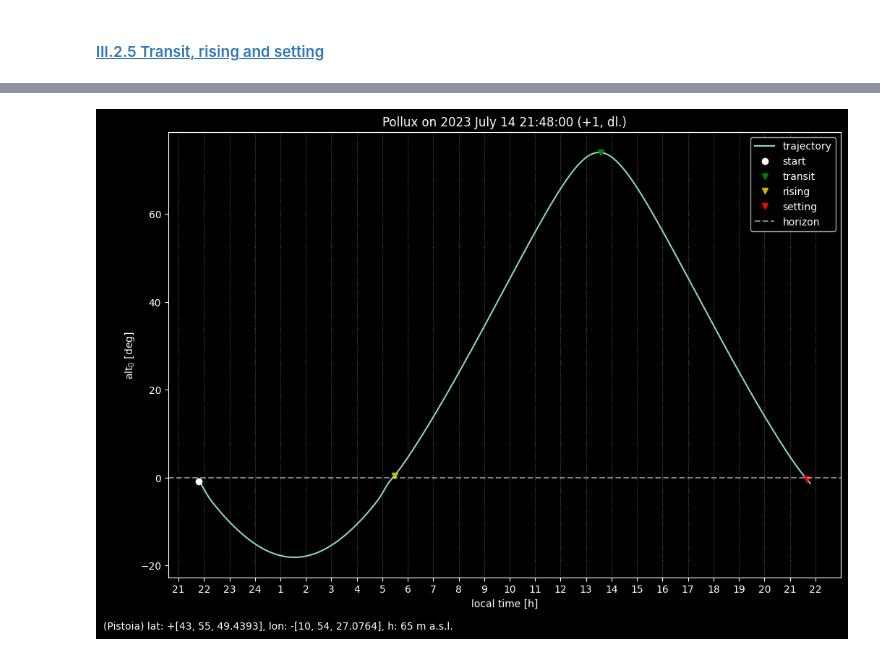
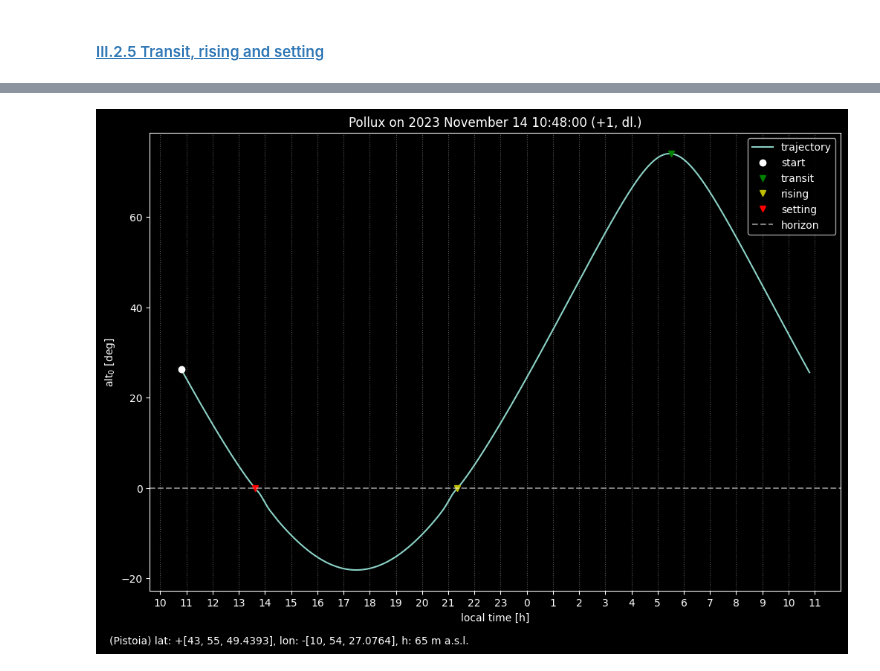
Before and after one commit to 00-berni/proj_0, a Jupyter notebook: notebook/notebook.ipynb, the cells around one changed output, grey strips where cells are left out. Saved outputs shown, nothing was run; the diff lists cells and outputs as text; code cells hidden in the pictures.

```diff
--- a/notebook/notebook.ipynb
+++ b/notebook/notebook.ipynb
@@ -1847,6 +1857,9 @@ def local_ST(date: Date, long: Angles, nut_corr: bool = False, epoch: str = 'J20
 
     It possible to compute the AST through the
     parameter `nut_corr`.
+
+    Terrestrial longitude is taken positive
+    west and negative east from Greenwich
 
     :param date: date for which to compute ST
     :type date: Date
@@ -1861,7 +1874,7 @@ def local_ST(date: Date, long: Angles, nut_corr: bool = False, epoch: str = 'J20
     :rtype: HAngles
     """
     # ST at Greenwich
-    GST = Green_HA(date, nut_corr=nut_corr,epoch=epoch)
+    GST = Green_ST(date, nut_corr=nut_corr,epoch=epoch)
     return GST - long
 
 # some examples
@@ -2552,9 +2565,9 @@ class StarObj():
     :vartype coor: Equatorial
     :ivar epoch: standard epoch
     :vartype epoch: str
-    :ivar mua: velocity in r.a. [mas/yrs]
+    :ivar mua: velocity in r.a. [as/yrs]
     :vartype mua: float
-    :ivar mud: velocity in dec. [mas/yrs]
+    :ivar mud: velocity in dec. [as/yrs]
     :vartype mud: float
 
     """
@@ -2713,10 +2726,14 @@ class StarObj():
     def lha(self, date: Date, lon: Angles) -> HAngles:
         """Function to compute the local hour angle
 
+        Terrestrial longitude is taken positive
+        west and negative east from Greenwich
+
         :param date: date for which to compute ha
         :type date: Date
         :param lon: terrestrial longitude
         :type lon: Angles
+
         :return: local hour angle
         :rtype: HAngles
         """
@@ -2830,7 +2847,8 @@ print()
 
 # setting time zone, daylight saving and date
 timezone, dl_save = 1, True
-date = Date([2023,7,14],[21,48,0],timezone=timezone,dl_save=dl_save)
+date = Date([2023,11,14],[10,48,0],timezone=timezone,dl_save=dl_save)
+
 # printing informations
 print('Observation on ' + date.ut_to_local(timezone,dl_save,'str') + ' ==> ' + date.print_date())
 print('From an observer in '+ obs.place_info())
@@ -2857,10 +2875,10 @@ plt.title(obj.name + ' on ' + titledate)
 plt.plot(dayrange,alt.deg,label='trajectory')
 plt.plot(dayrange[0],alt.deg[0],'ow',label='start')
 
-labelticks = ticks.time.hour() + hzone
+labelticks = np.round(ticks.time.hour() + hzone,0).astype(int)
 labelticks = np.where(labelticks >= 24, labelticks-24, labelticks)
 plt.axhline(0,xmin=0,xmax=1,linestyle='dashed',alpha=0.5,color='white',label='horizon')
-plt.xticks(ticks.jd,np.round(labelticks,0).astype(int))
+plt.xticks(ticks.jd,labelticks)
 plt.xlabel(out + ' [h]')
 plt.ylabel('alt$_0$ [deg]')
 plt.grid(axis='x',linestyle='dotted',color='gray',alpha=0.7)
@@ -2868,7 +2886,7 @@ plt.legend(numpoints=1)
 location_string = ''
 if obs.name != '': location_string += '(' + obs.name + ') '
 location_string += f"lat: {obs.lat.print_angle('deg')}, lon: {obs.lon.print_angle('deg')}, h: {obs.h} m a.s.l."
-plt.text(0.05, 0.02, location_string, fontsize=10, transform=plt.gcf().transFigure)
+plt.text(0.08, 0.02, location_string, fontsize=10, transform=plt.gcf().transFigure)
 
 
 plt.show()
@@ -2984,12 +3053,12 @@ def tran_ris_set(date: Date, obs_pos: GeoPos, obj: StarObj, results: bool = Fals
 # %%
 print(date.ut_to_local(timezone,dl_save,'str'))
 
+# computing the time of the events
 m = tran_ris_set(date,obs,obj,True)
 event = Date(date.date,m)
+# computing the corresponding apparent altitude
 ealt = compute_alt(event,obs,obj,True)
 
-# print(ealt.deg[1:]*3600,'arcsec')
-# print(ealt.deg[0],alt.deg.max())
 
 ## PLOT ##
 hour = date.time.hour()
@@ -3012,10 +3081,10 @@ else:
     plt.plot(event.jd[2],ealt.deg[2],'vr',label='setting')
 
 
-labelticks = ticks.time.hour() + hzone
+labelticks = np.round(ticks.time.hour() + hzone,0).astype(int)
 labelticks = np.where(labelticks >= 24, labelticks-24, labelticks)
 plt.axhline(0,xmin=0,xmax=1,linestyle='dashed',alpha=0.5,color='white',label='horizon')
-plt.xticks(ticks.jd,np.round(labelticks,0).astype(int))
+plt.xticks(ticks.jd,labelticks)
 plt.xlabel(out + ' [h]')
 plt.ylabel('alt$_0$ [deg]')
 plt.grid(axis='x',linestyle='dotted',color='gray',alpha=0.7)
@@ -3023,18 +3092,8 @@ plt.legend(numpoints=1)
 location_string = ''
 if obs.name != '': location_string += '(' + obs.name + ') '
 location_string += f"lat: {obs.lat.print_angle('deg')}, lon: {obs.lon.print_angle('deg')}, h: {obs.h} m a.s.l."
-plt.text(0.05, 0.02, location_string, fontsize=10, transform=plt.gcf().transFigure)
+plt.text(0.08, 0.02, location_string, fontsize=10, transform=plt.gcf().transFigure)
 
 
 plt.show()
-
-tmpdate = date + Time(15*60)
-print(tmpdate.print_date())
-
-m = tran_ris_set(tmpdate,obs,obj,True)
-event = Date(tmpdate.date,m)
-ealt = compute_alt(event,obs,obj,True)
-
-# print(ealt.deg[1:]*3600,'arcsec')
-# print(ealt.deg[0],alt.deg.max())
 # %% [output]
@@ -3046 +3105 @@ setting:        2023 July 15 19:40:41.8797 UT ==> 2023 July 15 21:40:41.8797 (+1
-[figure, old version]
+[figure, new version]
```
Also changed, not shown: parts of 16 cells of this notebook.
